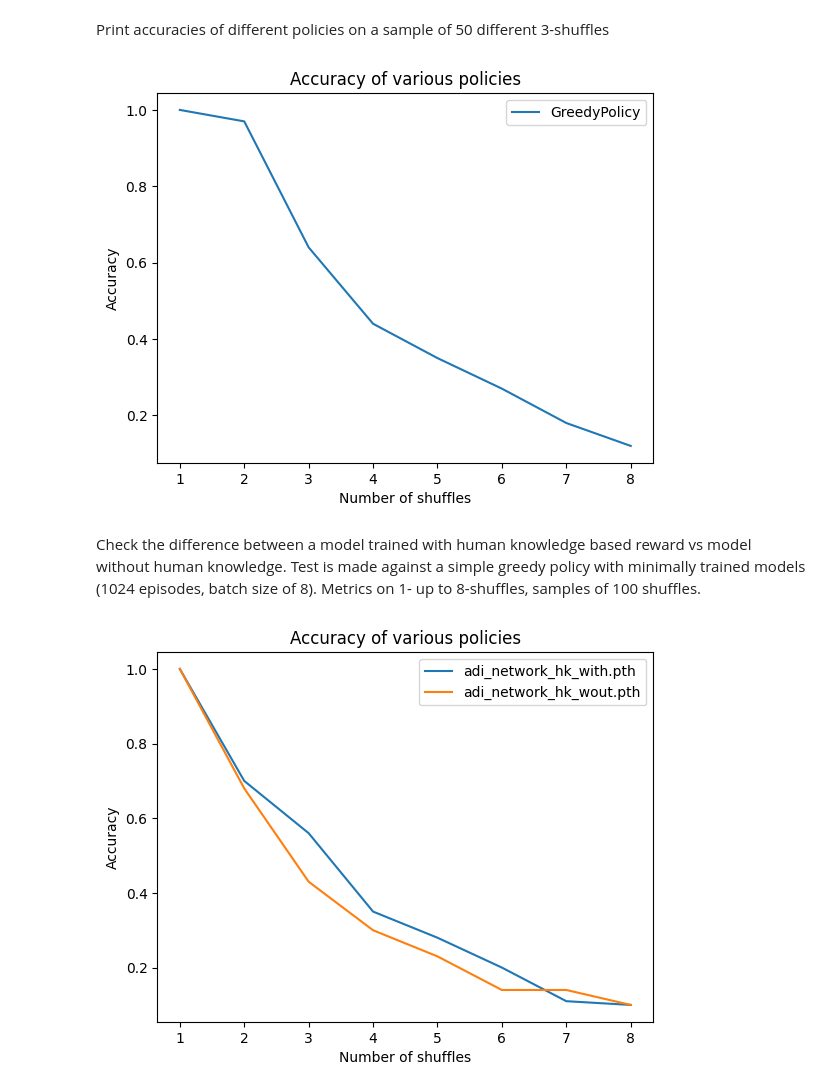
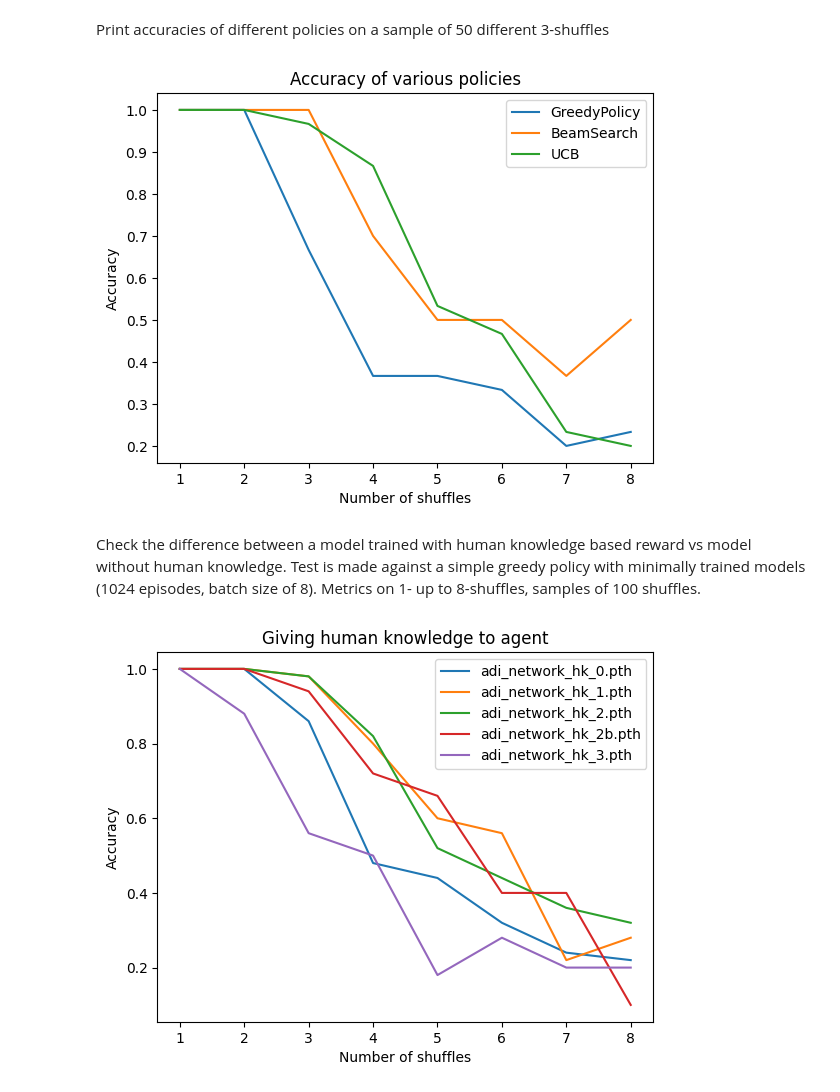
Before and after one commit to jacedoir/INF581_Cube, a Jupyter notebook: MAIN.ipynb, the cells around one changed output. Drawn from its saved outputs; the diff is of its cells as text; code cells hidden in the pictures.

```diff
--- a/MAIN.ipynb
+++ b/MAIN.ipynb
@@ -281,8 +285,9 @@ def train_adi(env: CubeEnv,
 # %%
-num_episodes = 1024
-batch_size   = 8
-num_shuffles = 8
-adi_network  = ADINetwork().to(device) # adi network
+shuffle_depth = 8
+batch_size    = 256
+num_episodes  = batch_size * 50
+adi_network   = ADINetwork().to(device) # adi network
+model_name    = "models/adi_network_hk_3.pth"
 
 optimizer = torch.optim.AdamW(adi_network.parameters(), lr=0.01, amsgrad=True)
 #lr_scheduler = torch.optim.lr_scheduler.ExponentialLR(optimizer, gamma=0.999)
@@ -291,19 +296,11 @@ state_loss_fn = torch.nn.MSELoss()
 action_loss_fn = torch.nn.CrossEntropyLoss()
 target_value = TargetValue(adi_network=adi_network)
 
+
 # Train the adi network
-losses = train_adi(env,
-                   adi_network,
-                   optimizer,
-                   state_loss_fn,
-                   action_loss_fn,
-                   target_value,
-                   device,
-                   lr_scheduler,
-                   batch_size,
-                   num_episodes,
-                   num_shuffles)
+losses = train_adi(env,adi_network,optimizer,state_loss_fn,action_loss_fn,target_value,device,lr_scheduler,batch_size,num_episodes,shuffle_depth)
+
 
 # Save the action-value estimation function
-torch.save(adi_network, "adi_network_hk_wout.pth")
+torch.save(adi_network, model_name)
 # %% [output]
@@ -327,5 +444,5 @@ plt.show()
 Execute the following code to load the pretrained model
 # %%
 # Load a pretrained model
-adi_network = torch.load("adi_network.pth", map_location=torch.device('cpu')).to(device)
-#adi_network = torch.load("adi_network.pth").to(device)
+adi_network = torch.load("models/adi_network_hk_3.pth", map_location=torch.device('cpu')).to(device)
+#adi_network = torch.load("models/adi_network.pth").to(device)
@@ -398,30 +492,35 @@ Print accuracies of different policies on a sample of 50 different 3-shuffles
 # %%
 policies = [
     GreedyPolicy(adi_network, env),
-    #BeamSearch(adi_network, env, 10),
-    #UCB(adi_network, env, confidence=2),
+    BeamSearch(adi_network, env, 10),
+    UCB(adi_network, env, confidence=2),
 ]
 
-plot_accuracy(env, 100, 8, policies)
+plot_accuracy(env, 30, 8, policies)
 # %% [output]
-[figure, old version]
+[figure, new version]
 # %% [markdown]
 Check the difference between a model trained with human knowledge based reward vs model without human knowledge. Test is made against a simple greedy policy with minimally trained models (1024 episodes, batch size of 8). Metrics on 1- up to 8-shuffles, samples of 100 shuffles.
 # %%
 n_samples = 50
-policy = GreedyPolicy(adi_network, env)
 max_shuffles = 8
-for model_name in ['adi_network_hk_with.pth', 'adi_network_hk_wout.pth']:
-    adi_network = torch.load(model_name, map_location=torch.device('cpu')).to(device)
+
+for model_name in os.listdir('models'):
+    if not model_name.startswith('adi_network_hk_'):
+        continue
+
+    adi_network = torch.load('models/' + model_name, map_location=torch.device('cpu')).to(device)
+    policy = UCB(adi_network, env, confidence=2)
+
     accs = []
     for i in tqdm(range(1, max_shuffles + 1)):
         accs.append(compute_accuracy(env, n_samples, i, policy))
     plt.plot(list(range(1, max_shuffles + 1)), accs, label=model_name)
 
 plt.xlabel("Number of shuffles")
 plt.ylabel("Accuracy")
 plt.title("Giving human knowledge to agent")
 plt.legend()
 plt.show()
 # %% [output]
-[figure, old version]
+[figure, new version]
```
Also changed, not shown: parts of 10 cells of this notebook, 12 other files.
